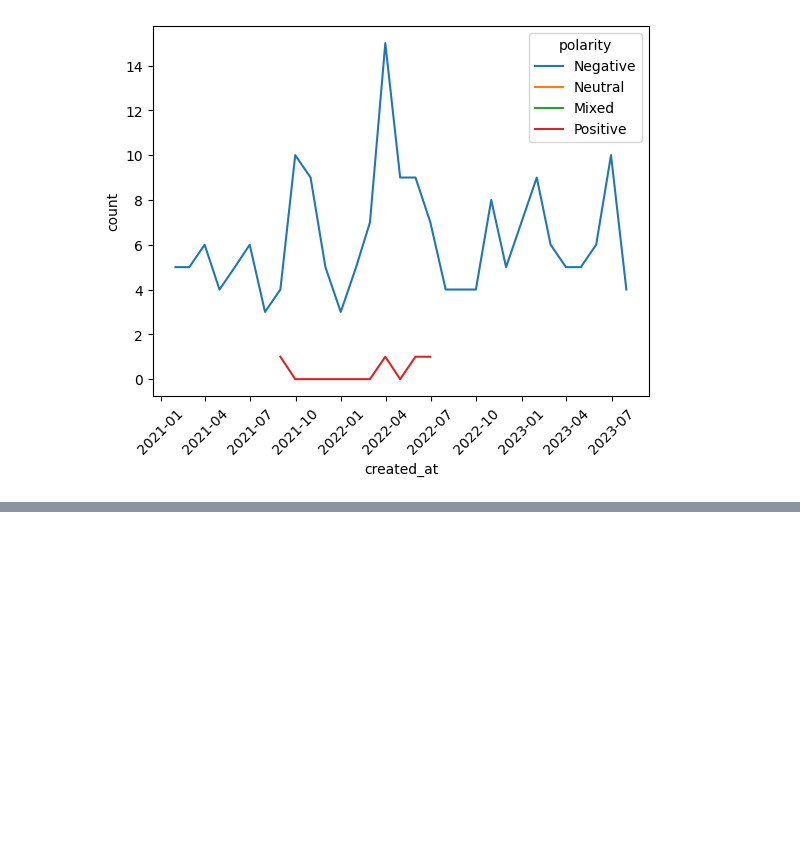
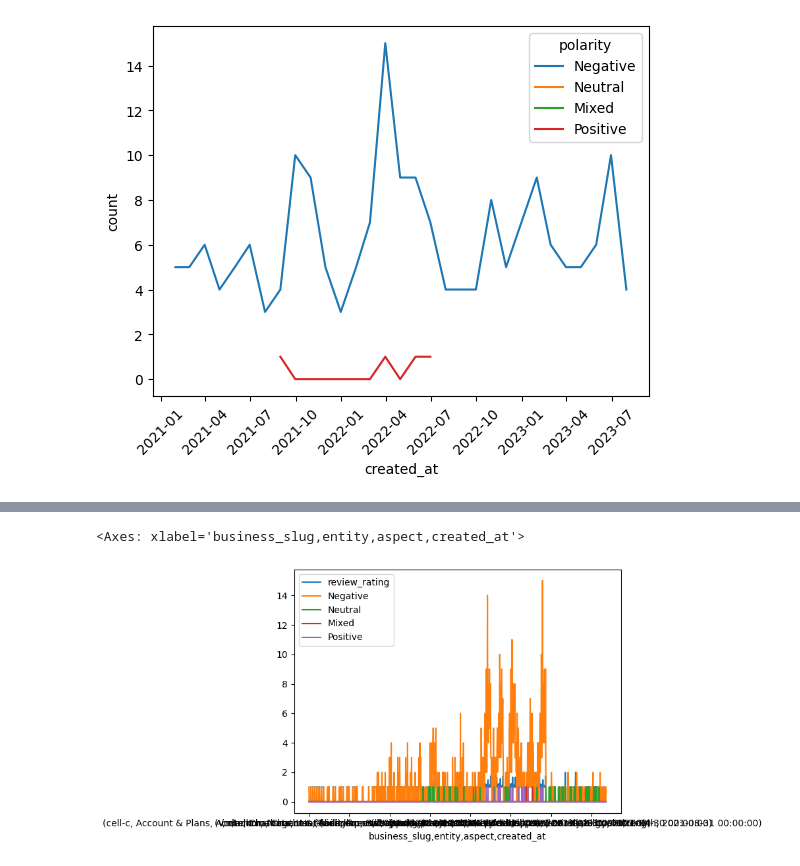
Before and after one commit to JohnnyFoulds/dsm050-2023-apr, a Jupyter notebook: notebooks/03_coursework/03-04_time_series.ipynb, the cells around one changed output, grey strips where cells are left out. Cells and saved outputs as stored; diff of their text form; code cells hidden in the pictures; blank space fills up the shorter version.

```diff
--- a/notebooks/03_coursework/03-04_time_series.ipynb
+++ b/notebooks/03_coursework/03-04_time_series.ipynb
@@ -770,0 +785,9 @@ plt.show()
+# %%
+# merge the reviews with the aspect based sentiment analysis data
+df_hp_merged = pd.merge(df_hellopeter, df_hellopeter_absa, on='id', how='left')
+
+# select only the relevant columns for the analysis
+df_hp_merged = df_hp_merged[relevant_columns]
+
+print(df_hp_merged.shape)
+display(df_hp_merged.head(3))
@@ -770,0 +840,8 @@ plt.show()
+# %%
+# change polarity tp columns
+df_hp_merged_polarity = pd.concat([
+    df_hp_merged,
+    pd.get_dummies(df_hp_merged['polarity']).astype(int)],
+    axis=1).drop(columns=['polarity'])
+
+df_hp_merged_polarity
@@ -770,0 +862,19 @@ plt.show()
+# %%
+# resample the data to monthly
+df_hp_monthly = df_hp_merged_polarity \
+    .drop(columns=['id']) \
+    .groupby([
+        'business_slug',
+        'entity',
+        'aspect',
+    ]) \
+    .resample('M', on='created_at') \
+    .agg({
+        'review_rating': 'mean',
+        'Negative': 'sum',
+        'Neutral': 'sum',
+        'Mixed': 'sum',
+        'Positive': 'sum'
+    })
+
+df_hp_monthly
@@ -770,0 +896,5 @@ plt.show()
+# %%
+df_hp_monthly.plot()
+# %% [output]
+<Axes: xlabel='business_slug,entity,aspect,created_at'>
+[figure, added]
```
Also changed, not shown: parts of 22 cells of this notebook, 1 other file.
